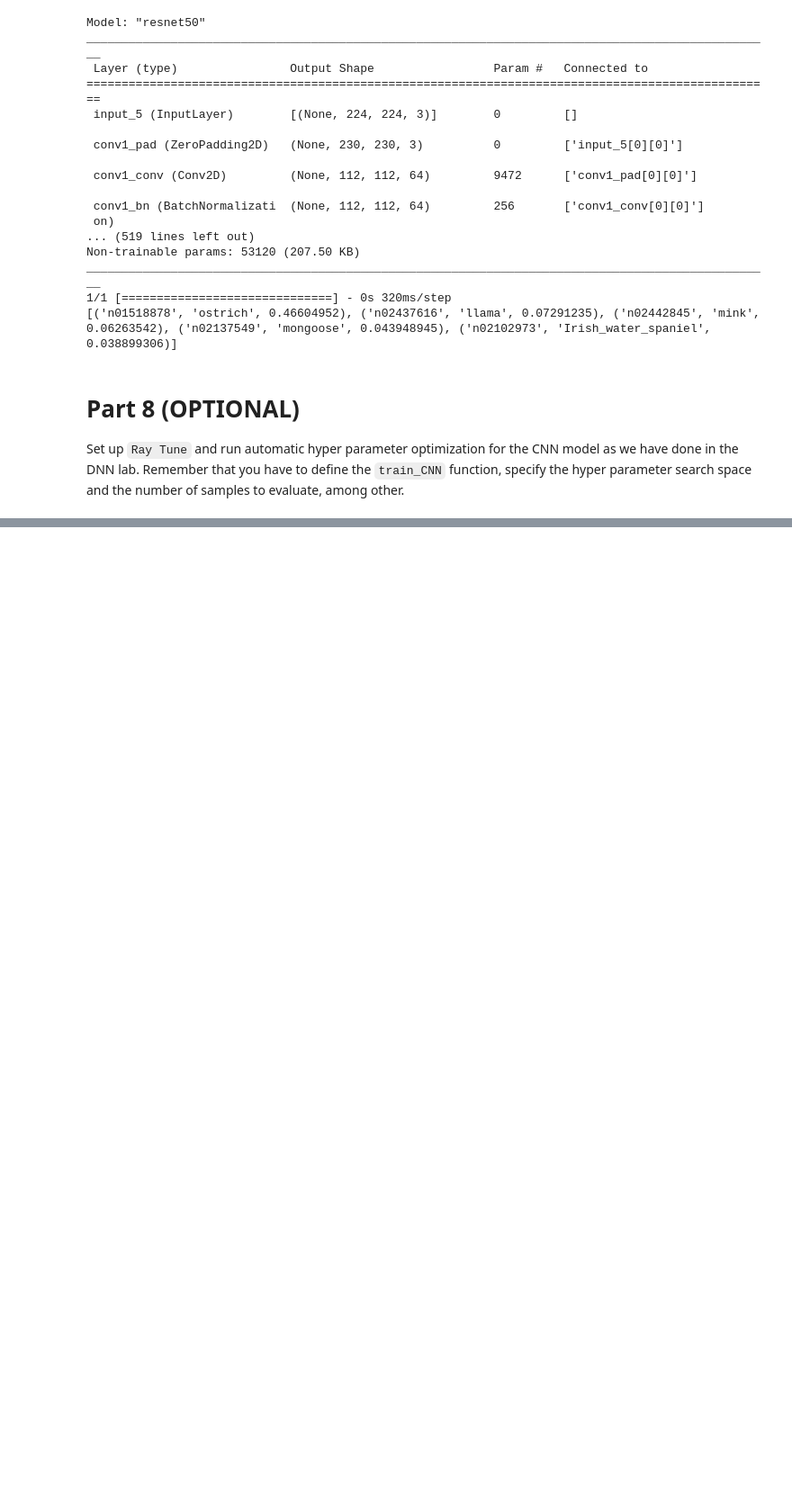
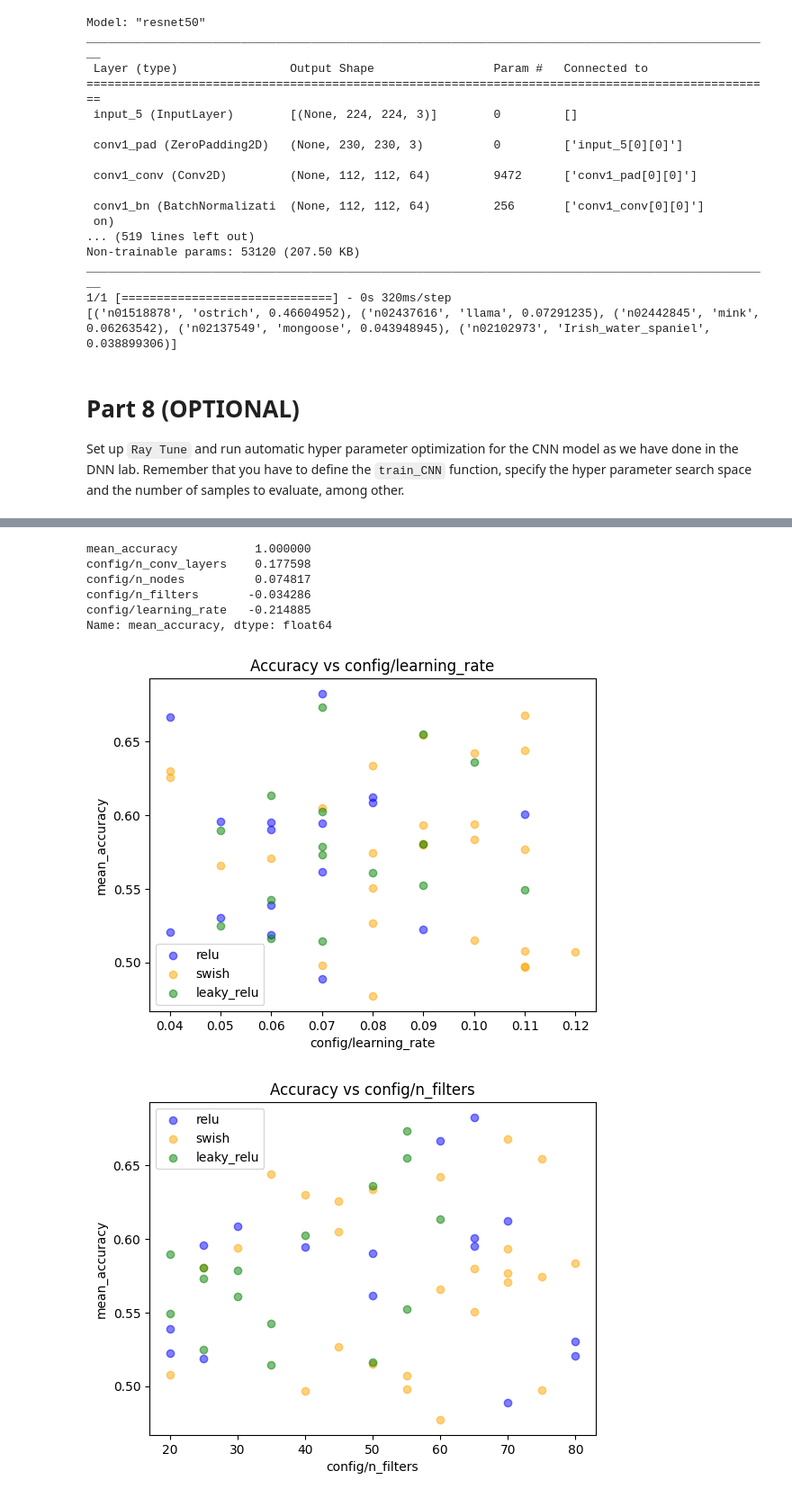
Before and after one commit to arreen/deeplearninglabs, a Jupyter notebook: 3_CNN/CNN_Lab_AB2.ipynb, the cells around one changed output, grey strips where cells are left out. Shown at 90% size. Cells and saved outputs as stored; diff of their text form; code cells hidden in the pictures; blank space fills up the shorter version.

```diff
--- a/3_CNN/CNN_Lab_AB2.ipynb
+++ b/3_CNN/CNN_Lab_AB2.ipynb
@@ -1376,0 +1508,7 @@ Set up `Ray Tune` and run automatic hyper parameter optimization for the CNN mod
+# %%
+# Get all results as a dataframe
+results_df = results.get_dataframe()
+
+# Sort by mean_accuracy and show top 10
+config_cols = [col for col in results_df.columns if col.startswith("config/")]
+print(results_df.nlargest(15, "mean_accuracy")[["mean_accuracy", "mean_loss"]+config_cols])
@@ -1376,0 +1570,37 @@ Set up `Ray Tune` and run automatic hyper parameter optimization for the CNN mod
+# %%
+# How much does learning rate / n_filters etc. correlate with accuracy?
+numeric_cols = ["config/learning_rate", "config/n_filters",
+                "config/n_nodes", "config/n_conv_layers", "mean_accuracy"]
+results_df[numeric_cols].corr()["mean_accuracy"].sort_values(ascending=False)
+# %% [output]
+mean_accuracy           1.000000
+config/n_conv_layers    0.177598
+config/n_nodes          0.074817
+config/n_filters       -0.034286
+config/learning_rate   -0.214885
+Name: mean_accuracy, dtype: float64
+# %%
+import matplotlib.pyplot as plt
+
+# Filter conditions
+filtered_df = results_df[
+    (results_df["config/act_fun"].isin(["relu", "swish", "leaky_relu"])) &
+    (results_df["config/optimizer"] != "rmsprop")
+]
+
+colors = {"relu": "blue", "swish": "orange", "leaky_relu": "green"}
+
+for col in ["config/learning_rate", "config/n_filters", "config/n_conv_layers", "config/n_nodes", "config/n_dense_layers"]:
+    plt.figure()
+    for act in ["relu", "swish", "leaky_relu"]:
+        subset = filtered_df[filtered_df["config/act_fun"] == act]
+        plt.scatter(subset[col], subset["mean_accuracy"],
+                   alpha=0.5, label=act, color=colors[act])
+    plt.xlabel(col)
+    plt.ylabel("mean_accuracy")
+    plt.title(f"Accuracy vs {col}")
+    plt.legend()
+    plt.show()
+# %% [output]
+[figure, added]
+[figure, added]
```
Also changed, not shown: parts of 13 cells of this notebook, 1 other file.
